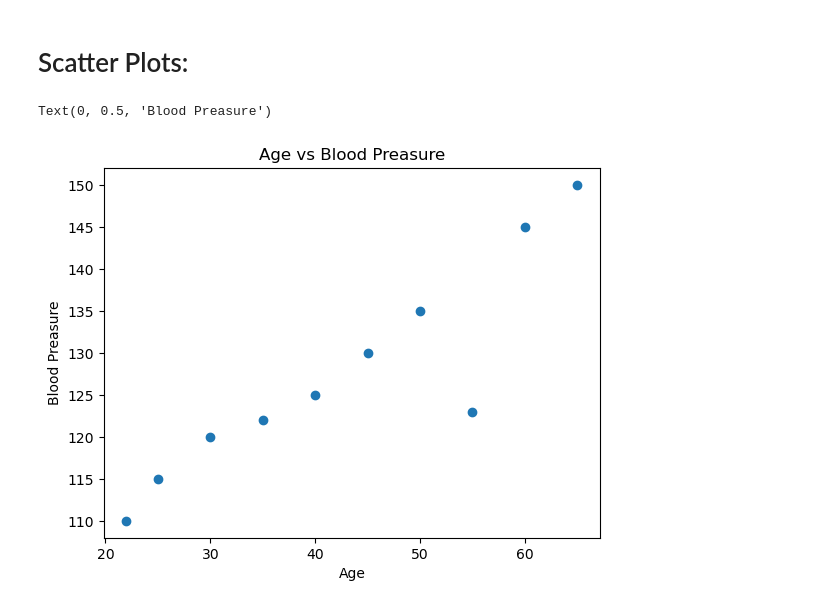
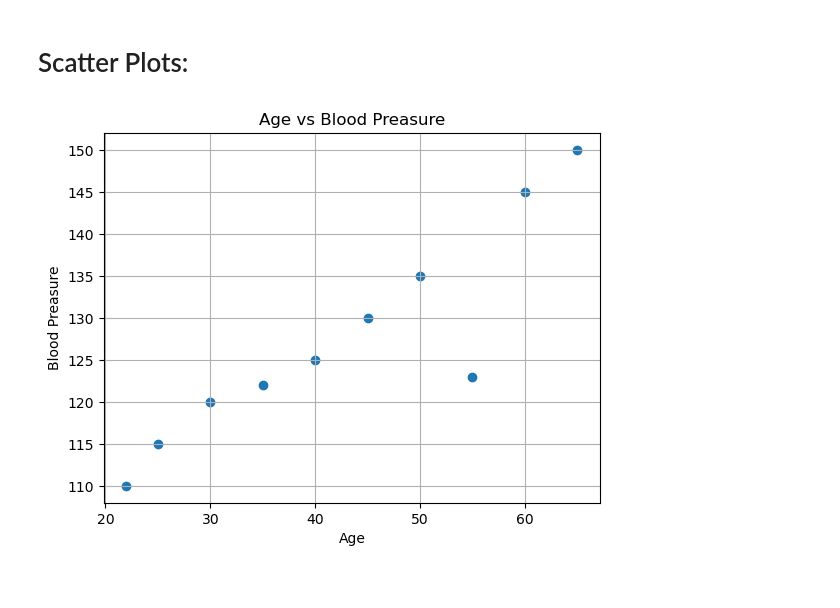
Before and after one commit to SatinderSinghSall/AI-and-Machine-Learning, a Jupyter notebook: 20. Data Visualization - Part 1/Matplotlib.ipynb, the cells around one changed output. Cells and saved outputs as stored; diff of their text form; code cells hidden in the pictures.

Commit message:
AI / ML: Data Visualization - Scatter Plots using Matplotlib.

```diff
--- a/20. Data Visualization - Part 1/Matplotlib.ipynb
+++ b/20. Data Visualization - Part 1/Matplotlib.ipynb
@@ -366,13 +366,13 @@ Text(0, 0.5, 'Movie')
 # %%
 people = ["Person A", "Person B", "Person C", "Person D", "Person E",
           "Person F", "Person G", "Person H", "Person I", "Person J"]
 age = [22, 25, 30, 35, 40, 45, 50, 55, 60, 65]
 bp = [110, 115, 120, 122, 125, 130, 135, 123, 145, 150]
 
 plt.scatter(age, bp)
 plt.title("Age vs Blood Preasure")
 plt.xlabel("Age")
 plt.ylabel("Blood Preasure")
+plt.grid()
 # %% [output]
-Text(0, 0.5, 'Blood Preasure')
-[figure, old version]
+[figure, new version]
```
